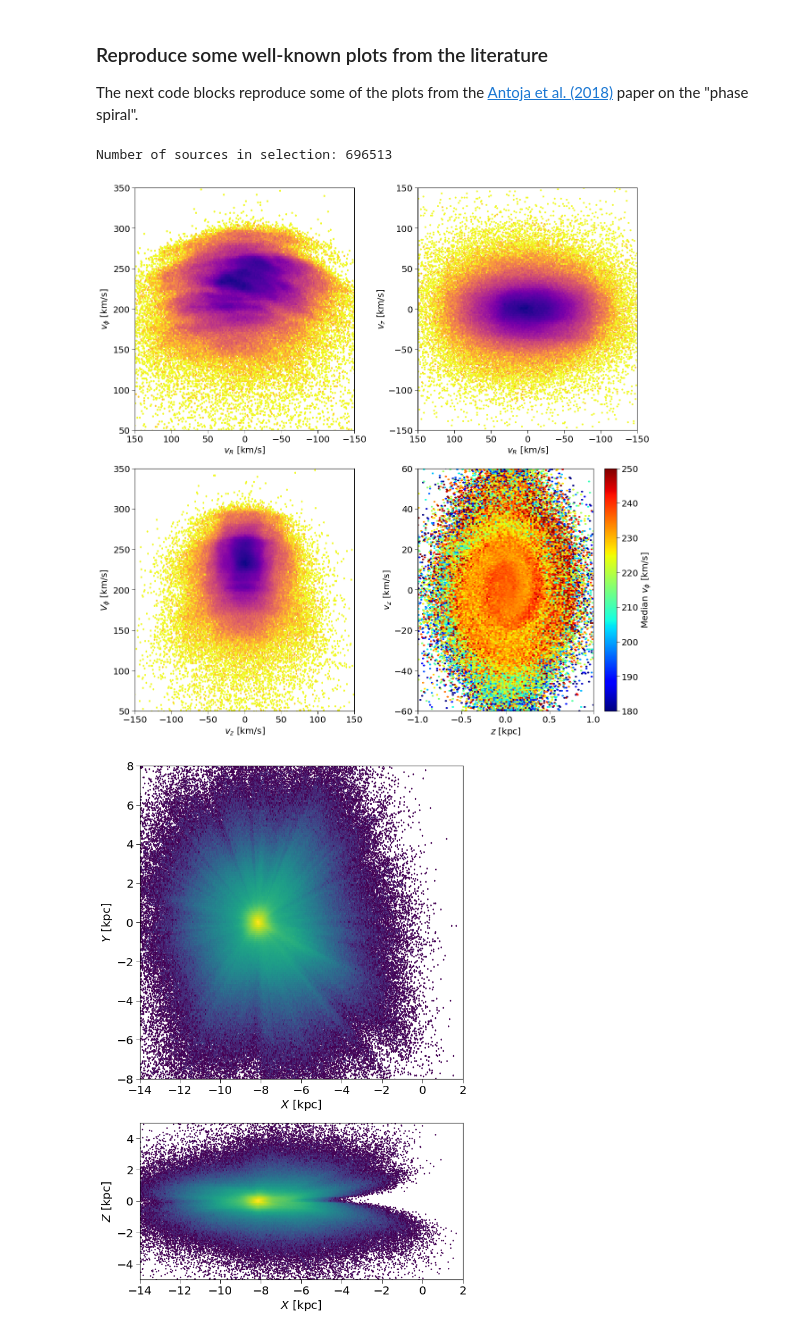
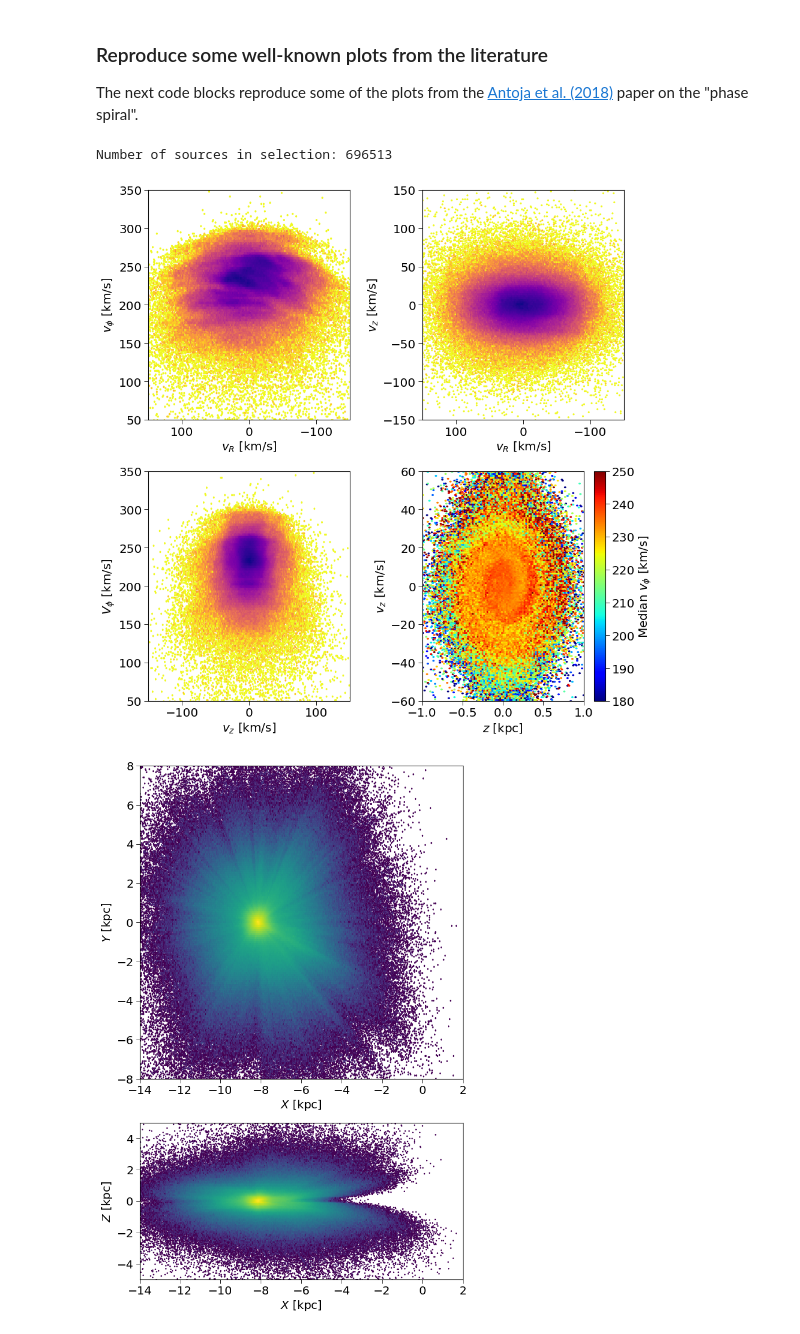
Before and after one commit to agabrown/gaiadr2-6dgold-example, a Jupyter notebook: Build6DGoldSample.ipynb, the cells around one changed output. Cells and saved outputs as stored; diff of their text form; code cells hidden in the pictures.

```diff
--- a/Build6DGoldSample.ipynb
+++ b/Build6DGoldSample.ipynb
@@ -359,7 +359,7 @@ antoja = (R>=Rsun-100*u.pc) & (R<=Rsun+100*u.pc) & clean_poskin & (phi>170/180*n
 
 print("Number of sources in selection: {0}".format(vR[antoja].size))
 
-figUVW = plt.figure(figsize=(16,16))
+figUVW = plt.figure(figsize=(12,12))
 axUV = figUVW.add_subplot(221)
 axUW = figUVW.add_subplot(222)
 axVW = figUVW.add_subplot(223)
@@ -371,34 +371,34 @@ axUV.set_ylabel(r'$v_\phi$ [km/s]')
 axUV.set_xlim(-150,150)
 axUV.set_ylim(50,350)
 axUV.invert_xaxis()
 
 axUW.hexbin(vR[antoja], vz[antoja], mincnt=1, bins='log', gridsize=500, cmap='plasma_r')
 axUW.set_xlabel(r'$v_R$ [km/s]')
 axUW.set_ylabel(r'$v_z$ [km/s]')
 axUW.set_xlim(-150,150)
 axUW.set_ylim(-150,150)
 axUW.invert_xaxis()
 
 axVW.hexbin(vz[antoja], vphi[antoja], mincnt=1, bins='log', gridsize=500, cmap='plasma_r')
 axVW.set_ylabel(r'$V_\phi$ [km/s]')
 axVW.set_xlabel(r'$v_z$ [km/s]')
 axVW.set_ylim(50,350)
 axVW.set_xlim(-150,150)
 
 hbZW = axZW.hexbin(z[antoja]/1000, vz[antoja], mincnt=1, gridsize=(100,120), extent=[-1,1,-60,60],
             cmap='jet', bins=None, C=vphi[antoja], reduce_C_function=np.median, vmin=180, vmax=250)
 axZW.set_xlabel(r'$z$ [kpc]')
 axZW.set_ylabel(r'$v_z$ [km/s]')
 axZW.set_xlim(-1,1)
 axZW.set_ylim(-60,60)
 cbarZW = fig.colorbar(hbZW, ax=axZW)
 cbarZW.set_label(r'Median $v_\phi$ [km/s]')
 
 plt.tight_layout()
 plt.show()
 # %% [output]
 Number of sources in selection: 696513
-[figure, old version]
+[figure, new version]
 # %%
 x_gc = R*np.cos(phi)
 y_gc = R*np.sin(phi)
```
Also changed, not shown: parts of 1 cell of this notebook, 2 other files.
